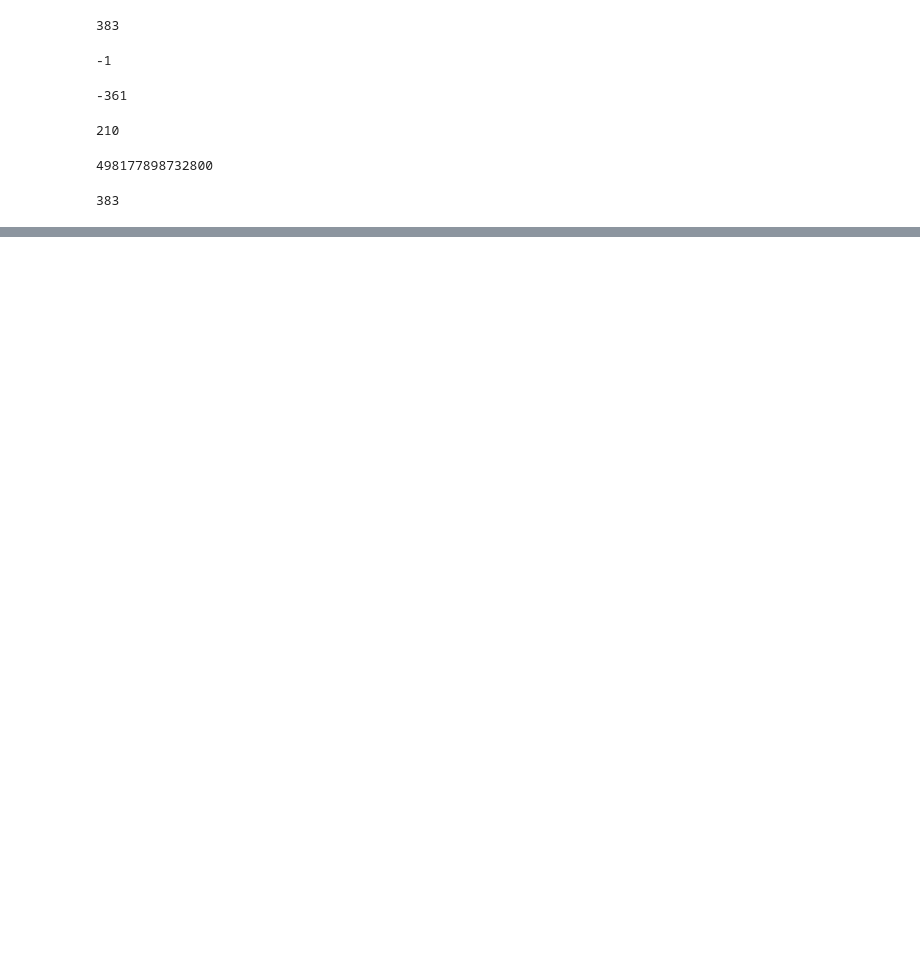
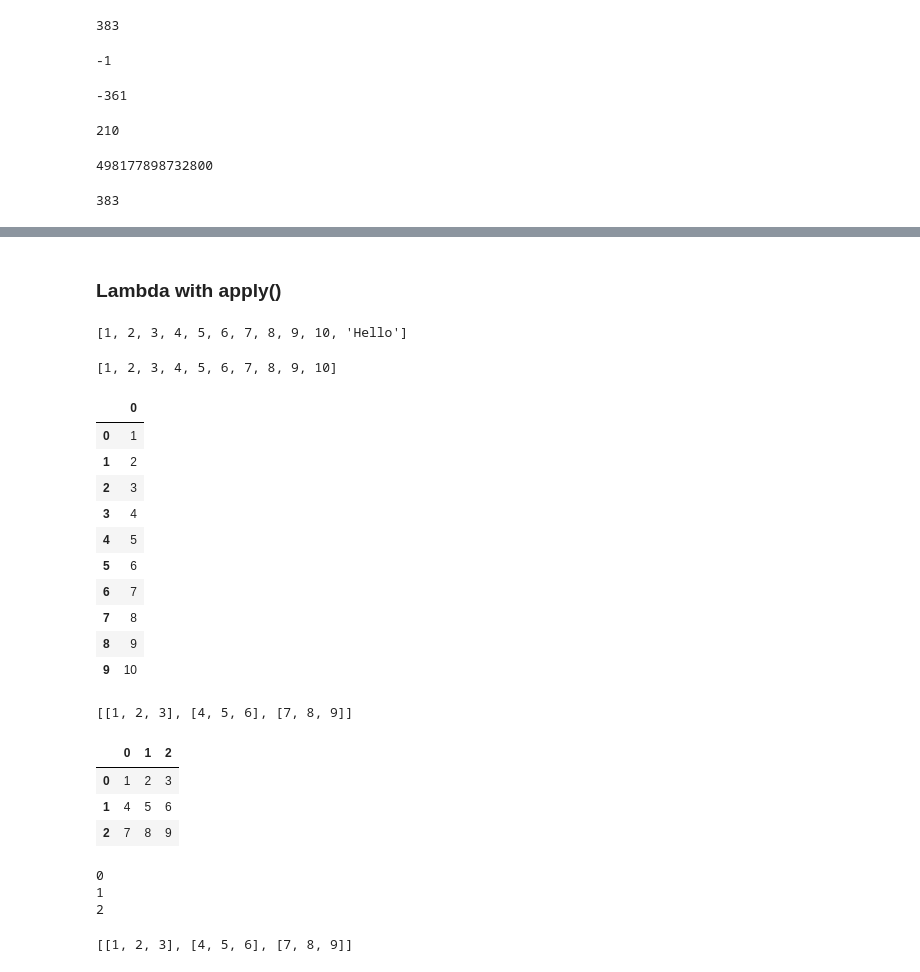
Before and after one commit to sharmaRoushan-Official/python2033-10AM-, a Jupyter notebook: 15.Lambda Functions.ipynb, the cells around one changed output, grey strips where cells are left out. Cells and saved outputs as stored; diff of their text form; code cells hidden in the pictures; blank space fills up the shorter version.

```diff
--- a/15.Lambda Functions.ipynb
+++ b/15.Lambda Functions.ipynb
@@ -344,0 +369,2 @@ reduce(lambda a,b:a+b,x)
+# %% [markdown]
+### Lambda with apply()
@@ -344,0 +375,10 @@ reduce(lambda a,b:a+b,x)
+# %%
+list1 = [1,2,3,4,5,6,7,8,9,10,"Hello"]
+print(list1)
+# %% [output]
+[1, 2, 3, 4, 5, 6, 7, 8, 9, 10, 'Hello']
+# %%
+list1 = [1,2,3,4,5,6,7,8,9,10]
+print(list1)
+# %% [output]
+[1, 2, 3, 4, 5, 6, 7, 8, 9, 10]
@@ -344,0 +387,42 @@ reduce(lambda a,b:a+b,x)
+# %%
+df = pd.DataFrame(list1)
+df
+# %% [output]
+|  | 0 |
+| 0 | 1 |
+| 1 | 2 |
+| 2 | 3 |
+| 3 | 4 |
+| 4 | 5 |
+| 5 | 6 |
+| 6 | 7 |
+| 7 | 8 |
+| 8 | 9 |
+| 9 | 10 |
+# %%
+# 2-D data
+
+list2 = [[1,2,3],[4,5,6],[7,8,9]]
+print(list2)
+# %% [output]
+[[1, 2, 3], [4, 5, 6], [7, 8, 9]]
+# %%
+df2 = pd.DataFrame(list2)
+df2
+# %% [output]
+|  | 0 | 1 | 2 |
+| 0 | 1 | 2 | 3 |
+| 1 | 4 | 5 | 6 |
+| 2 | 7 | 8 | 9 |
+# %%
+for i in df2:
+    print(i)
+# %% [output]
+0
+1
+2
+# %%
+list2 = [[1,2,3],[4,5,6],[7,8,9]]
+print(list2)
+# %% [output]
+[[1, 2, 3], [4, 5, 6], [7, 8, 9]]
```
Also changed, not shown: parts of 15 cells of this notebook, 8 other files.
